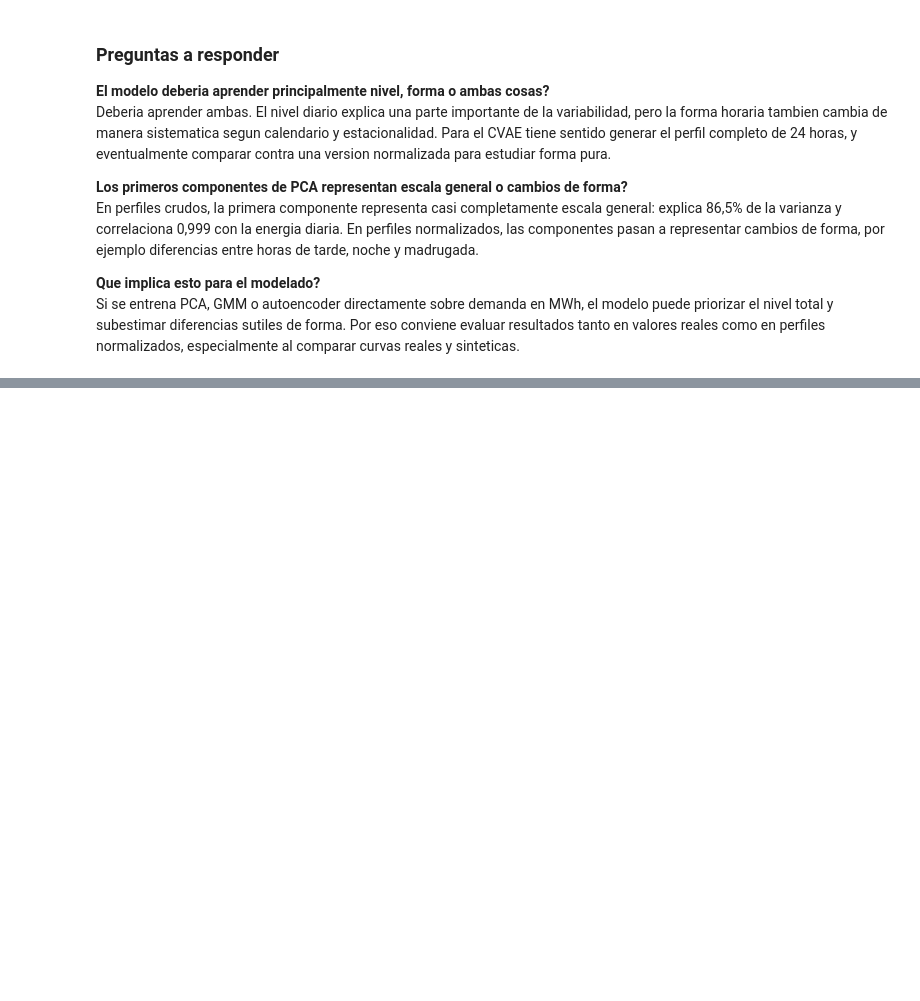
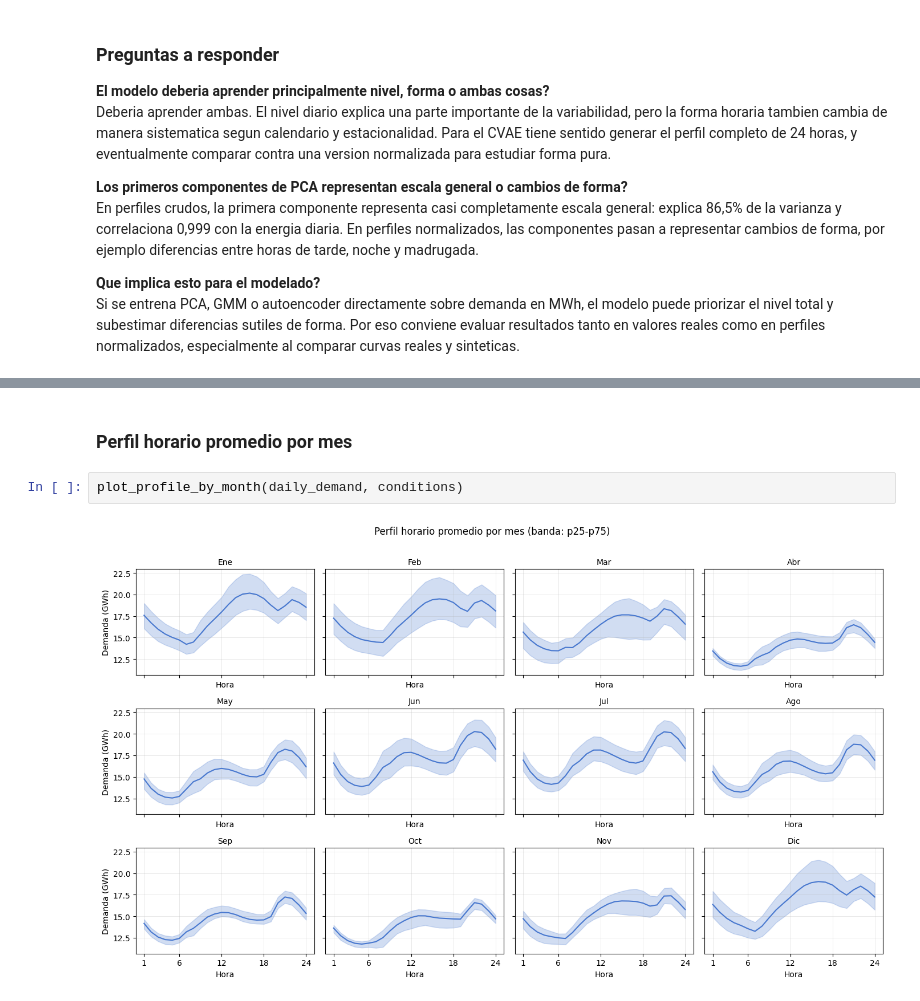
Before and after one commit to biancapaz/tp_final_ml, a Jupyter notebook: notebooks/eda.ipynb, the cells around one changed output, grey strips where cells are left out. Saved outputs shown, nothing was run; the diff lists cells and outputs as text; blank space fills up the shorter version.

```diff
--- a/notebooks/eda.ipynb
+++ b/notebooks/eda.ipynb
@@ -246,0 +291,6 @@ Si se entrena PCA, GMM o autoencoder directamente sobre demanda en MWh, el model
+# %% [markdown]
+### Perfil horario promedio por mes
+# %%
+plot_profile_by_month(daily_demand, conditions)
+# %% [output]
+[figure, added]
```
Also changed, not shown: parts of 14 cells of this notebook, 1 other file.
